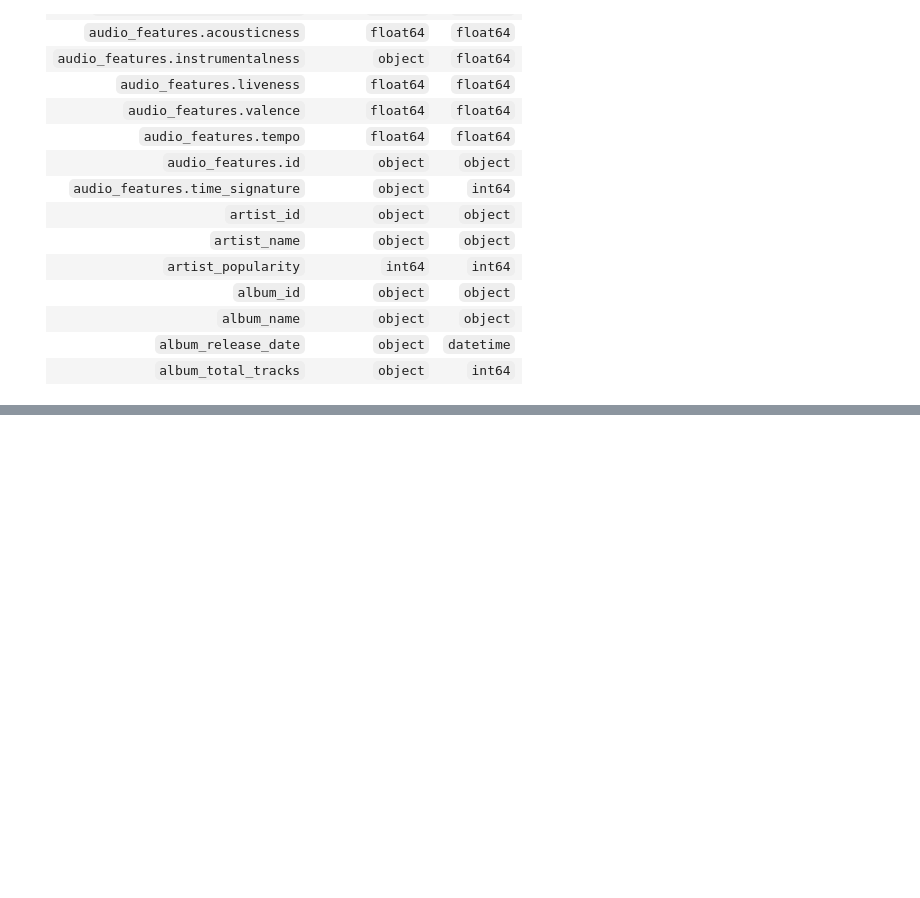
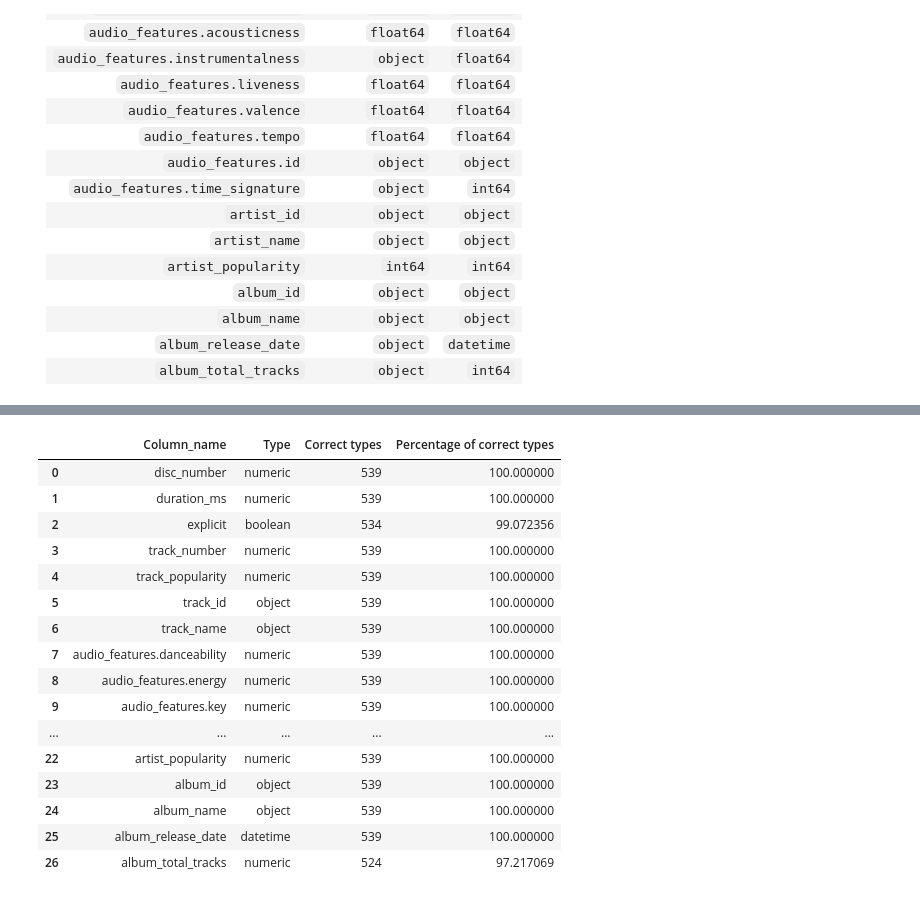
Before and after one commit to jhsilvaz13/Technical-test-R5, a Jupyter notebook: case.QA.taylor.spotify.api.report.validity.ipynb, the cells around one changed output, grey strips where cells are left out. Drawn from its saved outputs; the diff is of its cells as text; code cells hidden in the pictures; blank space fills up the shorter version.

```diff
--- a/case.QA.taylor.spotify.api.report.validity.ipynb
+++ b/case.QA.taylor.spotify.api.report.validity.ipynb
@@ -122,0 +248,6 @@ array([ True])
+# %%
+# For datetimes values we try to convert values to datetime and the values that are not possible to convert will return a NaN value, after that we count the number of NaN values
+datetime_columns=['album_release_date']
+column_temp=df[datetime_columns[0]]# save the column in a temp variable
+column_temp=pd.to_datetime(column_temp, errors='coerce')
+print('The column', datetime_columns[0], 'has', column_temp.isna().sum(), 'values that are not datetime')
@@ -122,0 +258,92 @@ array([ True])
+# %%
+numeric_columns=['disc_number',
+                 'duration_ms',
+                 'track_number',
+                 'track_popularity',
+                 'audio_features.danceability',
+                 'audio_features.energy',
+                 'audio_features.key',
+                 'audio_features.loudness',
+                 'audio_features.mode',
+                 'audio_features.speechiness',
+                 'audio_features.acousticness',
+                 'audio_features.instrumentalness',
+                 'audio_features.liveness',
+                 'audio_features.valence',
+                 'audio_features.tempo',
+                 'audio_features.time_signature',
+                 'artist_popularity',
+                 'album_total_tracks']
+boolean_columns=['explicit']
+datetime_columns=['album_release_date']
+object_columns=['track_id',
+                'track_name',
+                'audio_features.id',
+                'artist_id',
+                'artist_name',
+                'album_id',
+                'album_name',]
+df_types=pd.DataFrame(columns=['Column_name', 'Type', 'Correct types','Percentage of correct types'])
+
+for column in df.columns:
+    if column in object_columns:
+        df_types.loc[len(df_types)]={
+            'Column_name': column,
+            'Type': 'object',
+            'Correct types': len(df[column]),
+            'Percentage of correct types': 100
+        }
+    elif column in numeric_columns:
+        column_temp=df[column]
+        column_temp=column_temp[column_temp.notna()]
+        column_temp=pd.to_numeric(column_temp, errors='coerce')
+        df_types.loc[len(df_types)]={
+            'Column_name': column,
+            'Type': 'numeric',
+            'Correct types':len(df[column])-column_temp.isna().sum(),
+            'Percentage of correct types': (len(df[column])-column_temp.isna().sum())/len(df[column])*100
+        }
+    elif column in boolean_columns:
+        column_temp=df[column]# save the column in a temp variable
+        column_temp.replace(
+            {'True': True,
+            'False': False,
+            }
+            , inplace=True)
+        column_temp=pd.to_numeric(column_temp, errors='coerce')
+        column_temp=column_temp.astype('boolean', errors='raise')
+        df_types.loc[len(df_types)]={
+            'Column_name': column,
+            'Type': 'boolean',
+            'Correct types':len(df[column])-column_temp.isna().sum(),
+            'Percentage of correct types': (len(df[column])-column_temp.isna().sum())/len(df[column])*100
+        }
+    elif column in datetime_columns:
+        datetime_columns=['album_release_date']
+        column_temp=df[datetime_columns[0]]# save the column in a temp variable
+        column_temp=pd.to_datetime(column_temp, errors='coerce')
+        df_types.loc[len(df_types)]={
+            'Column_name': column,
+            'Type': 'datetime',
+            'Correct types':len(df[column])-column_temp.isna().sum(),
+            'Percentage of correct types': (len(df[column])-column_temp.isna().sum())/len(df[column])*100
+        }
+df_types
+# %% [output]
+|  | Column_name | Type | Correct types | Percentage of correct types |
+| 0 | disc_number | numeric | 539 | 100.000000 |
+| 1 | duration_ms | numeric | 539 | 100.000000 |
+| 2 | explicit | boolean | 534 | 99.072356 |
+| 3 | track_number | numeric | 539 | 100.000000 |
+| 4 | track_popularity | numeric | 539 | 100.000000 |
+| 5 | track_id | object | 539 | 100.000000 |
+| 6 | track_name | object | 539 | 100.000000 |
+| 7 | audio_features.danceability | numeric | 539 | 100.000000 |
+| 8 | audio_features.energy | numeric | 539 | 100.000000 |
+| 9 | audio_features.key | numeric | 539 | 100.000000 |
+| ... | ... | ... | ... | ... |
+| 22 | artist_popularity | numeric | 539 | 100.000000 |
+| 23 | album_id | object | 539 | 100.000000 |
+| 24 | album_name | object | 539 | 100.000000 |
+| 25 | album_release_date | datetime | 539 | 100.000000 |
+| 26 | album_total_tracks | numeric | 524 | 97.217069 |
```
Also changed, not shown: parts of 33 cells of this notebook, 1 other file.
